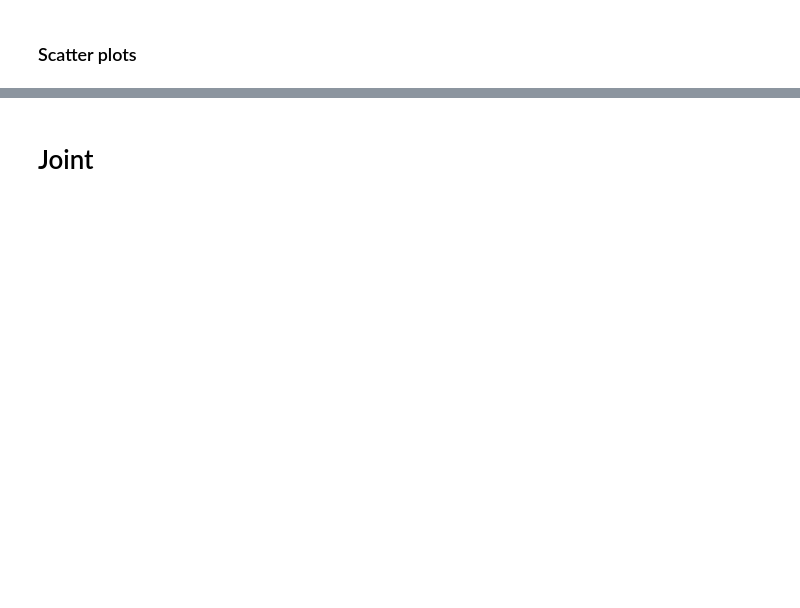
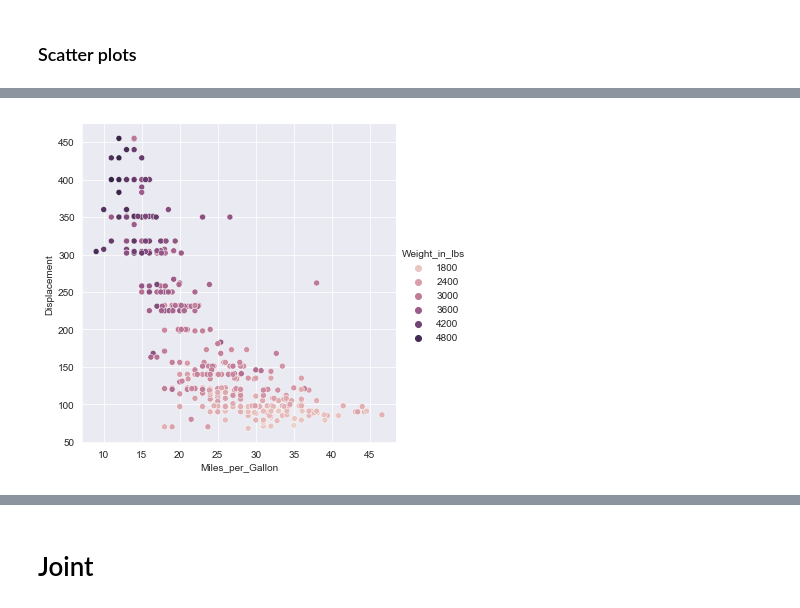
Before and after one commit to toniet/ClasesMaster, a Jupyter notebook: Python/07-visualization-II.empty.ipynb, the cells around one changed output, grey strips where cells are left out. Cells and saved outputs as stored; diff of their text form; code cells hidden in the pictures; blank space fills up the shorter version.

```diff
--- a/Python/07-visualization-II.empty.ipynb
+++ b/Python/07-visualization-II.empty.ipynb
@@ -32,0 +80,6 @@ https://github.com/allisonhorst/palmerpenguins
+# %%
+sns.relplot(data=cars, x='Miles_per_Gallon',
+            y='Displacement',
+           hue='Weight_in_lbs');
+# %% [output]
+[figure, added]
```
Also changed, not shown: parts of 79 cells of this notebook, 2 other files.
